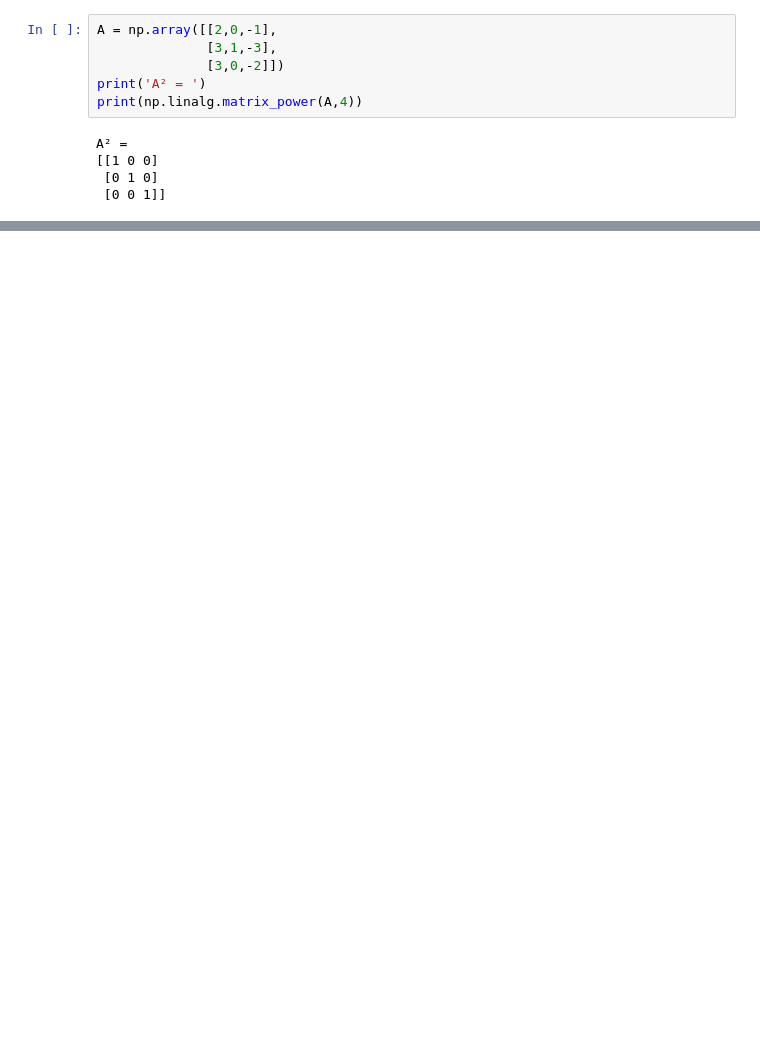
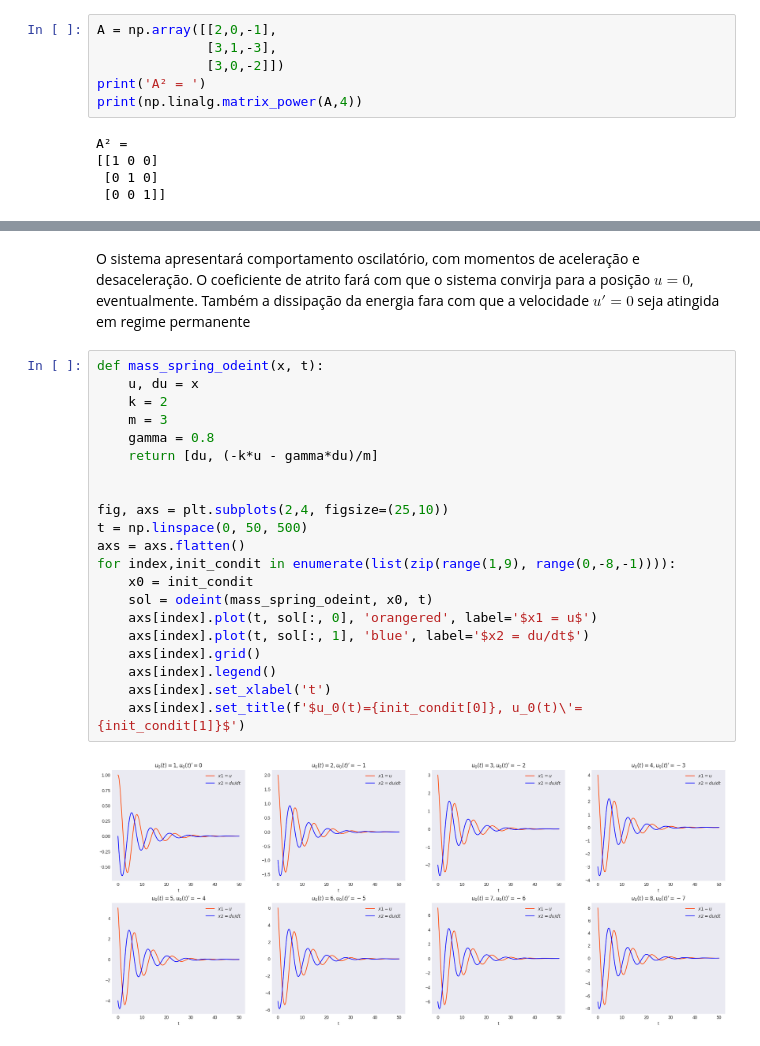
Before and after one commit to FerPapi/fineng-mba-usp, a Jupyter notebook: linalg/lista_1.ipynb, the cells around one changed output, grey strips where cells are left out. Cells and saved outputs as stored; diff of their text form; blank space fills up the shorter version.

```diff
--- a/linalg/lista_1.ipynb
+++ b/linalg/lista_1.ipynb
@@ -211,0 +309,25 @@ H) $A^{n} = A^{n-1}*A = (I)^{(n-1)/2}*A = A$
+# %% [markdown]
+O sistema apresentará comportamento oscilatório, com momentos de aceleração e desaceleração. O coeficiente de atrito fará com que o sistema convirja para a posição $u=0$, eventualmente. Também a dissipação da energia fara com que a velocidade $u'=0$ seja atingida em regime permanente
+# %%
+def mass_spring_odeint(x, t):
+    u, du = x
+    k = 2
+    m = 3
+    gamma = 0.8
+    return [du, (-k*u - gamma*du)/m]
+
+
+fig, axs = plt.subplots(2,4, figsize=(25,10))
+t = np.linspace(0, 50, 500)
+axs = axs.flatten()
+for index,init_condit in enumerate(list(zip(range(1,9), range(0,-8,-1)))):
+    x0 = init_condit
+    sol = odeint(mass_spring_odeint, x0, t)
+    axs[index].plot(t, sol[:, 0], 'orangered', label='$x1 = u$')
+    axs[index].plot(t, sol[:, 1], 'blue', label='$x2 = du/dt$')
+    axs[index].grid()
+    axs[index].legend()
+    axs[index].set_xlabel('t')
+    axs[index].set_title(f'$u_0(t)={init_condit[0]}, u_0(t)\'={init_condit[1]}$')
+# %% [output]
+[figure, added]
```
Also changed, not shown: parts of 25 cells of this notebook, 5 other files.
